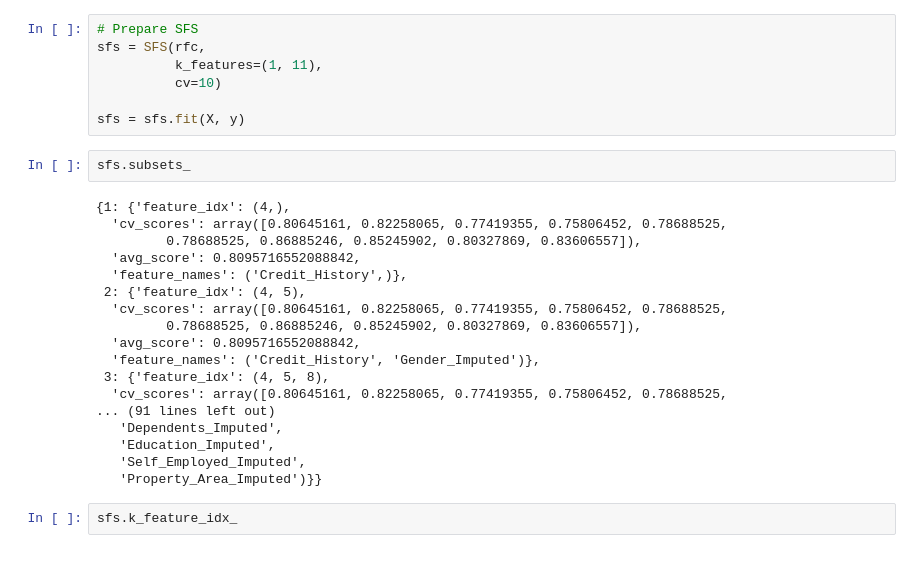
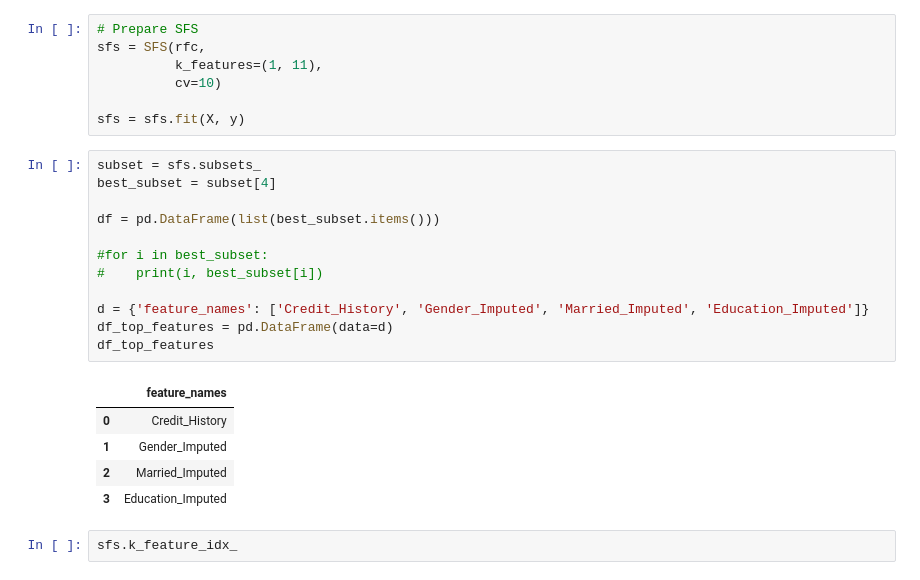
Before and after one commit to Jkfyr/Tin200, a Jupyter notebook: TIN200_ML.ipynb, the cells around one changed output. Saved outputs shown, nothing was run; the diff lists cells and outputs as text.

```diff
--- a/TIN200_ML.ipynb
+++ b/TIN200_ML.ipynb
@@ -604,26 +604,24 @@ sfs = SFS(rfc,
           cv=10)
 
 sfs = sfs.fit(X, y)
-# %%
-sfs.subsets_
-# %% [output]
-{1: {'feature_idx': (4,),
-  'cv_scores': array([0.80645161, 0.82258065, 0.77419355, 0.75806452, 0.78688525,
-         0.78688525, 0.86885246, 0.85245902, 0.80327869, 0.83606557]),
-  'avg_score': 0.8095716552088842,
-  'feature_names': ('Credit_History',)},
- 2: {'feature_idx': (4, 5),
-  'cv_scores': array([0.80645161, 0.82258065, 0.77419355, 0.75806452, 0.78688525,
-         0.78688525, 0.86885246, 0.85245902, 0.80327869, 0.83606557]),
-  'avg_score': 0.8095716552088842,
-  'feature_names': ('Credit_History', 'Gender_Imputed')},
- 3: {'feature_idx': (4, 5, 8),
-  'cv_scores': array([0.80645161, 0.82258065, 0.77419355, 0.75806452, 0.78688525,
-... (91 lines left out)
-   'Dependents_Imputed',
-   'Education_Imputed',
-   'Self_Employed_Imputed',
-   'Property_Area_Imputed')}}
+# %%
+subset = sfs.subsets_
+best_subset = subset[4]
+
+df = pd.DataFrame(list(best_subset.items()))
+
+#for i in best_subset:
+#    print(i, best_subset[i])
+
+d = {'feature_names': ['Credit_History', 'Gender_Imputed', 'Married_Imputed', 'Education_Imputed']}
+df_top_features = pd.DataFrame(data=d)
+df_top_features
+# %% [output]
+|  | feature_names |
+| 0 | Credit_History |
+| 1 | Gender_Imputed |
+| 2 | Married_Imputed |
+| 3 | Education_Imputed |
 # %%
 sfs.k_feature_idx_
 # %% [output]
```
